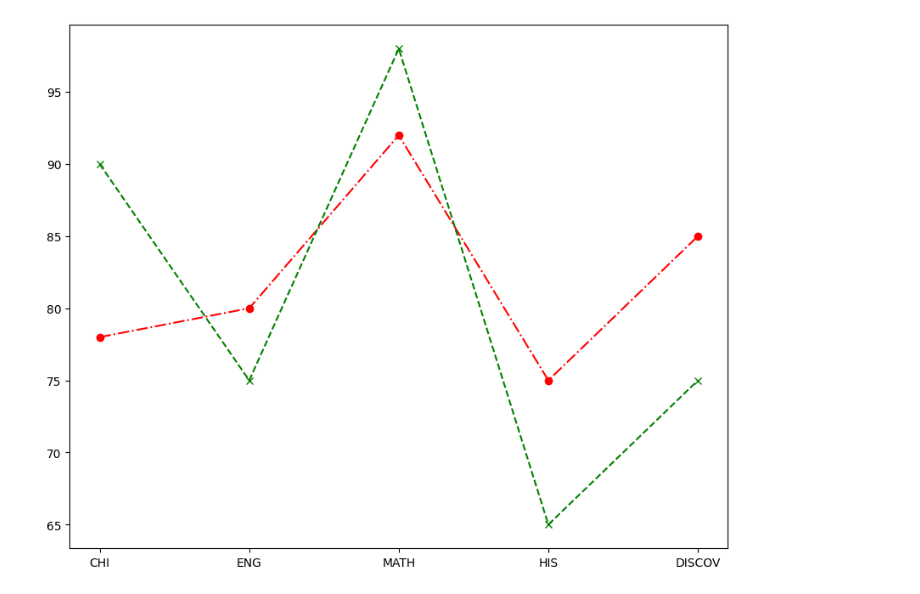
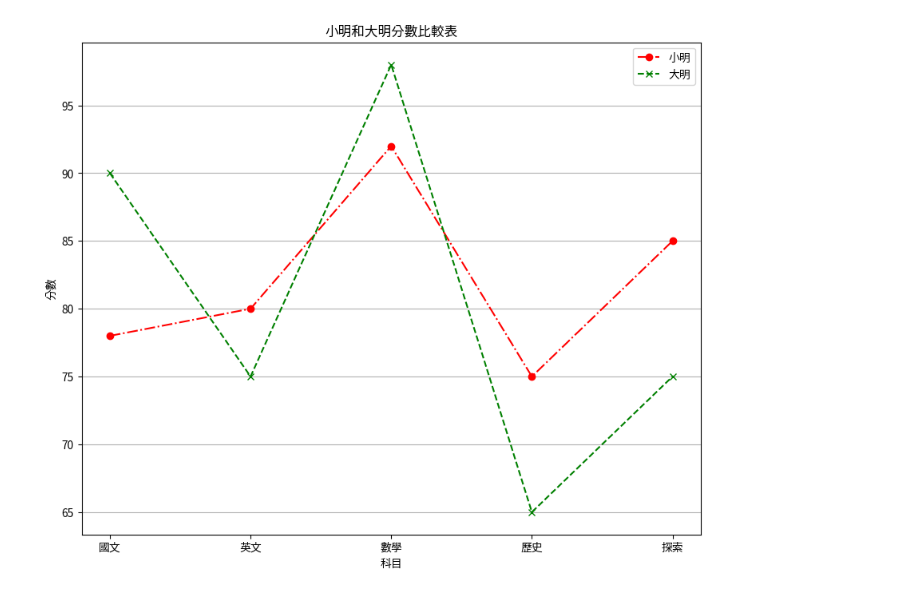
Before and after one commit to Tzung-han/python_analysis, a Jupyter notebook: Untitled7_3.ipynb, the cells around one changed output. Drawn from its saved outputs; the diff is of its cells as text; code cells hidden in the pictures.

```diff
--- a/Untitled7_3.ipynb
+++ b/Untitled7_3.ipynb
@@ -13,15 +38,20 @@ import matplotlib as mlp
 # %%
-student1 = {'CHI':78, 'ENG':80, 'MATH':92, 'HIS':75, 'DISCOV':85}
-student2 = {'CHI':90, 'ENG':75, 'MATH':98, 'DIS':65, 'DISCOV':75}
+student1 = {'國文':78, '英文':80, '數學':92, '歷史':75, '探索':85}
+student2 = {'國文':90, '英文':75, '數學':98, '歷史':65, '探索':75}
 # %%
 subjects = list(student1.keys())
 score1 = list(student1.values())
 score2 = list(student2.values())
 
 figure = plt.figure(figsize=(10,8))
 axes = figure.add_subplot(1,1,1)
-axes.plot(subjects,score1,'ro-.')
-axes.plot(subjects,score2,'gx--')
+axes.set_title("小明和大明分數比較表")
+axes.set_xlabel("科目")
+axes.set_ylabel("分數")
+axes.plot(subjects,score1,'ro-.',label="小明")
+axes.plot(subjects,score2,'gx--',label="大明")
+axes.legend()
+axes.grid(axis='y')
 plt.show()
 # %% [output]
-[figure, old version]
+[figure, new version]
```
Also changed, not shown: parts of 8 cells of this notebook.
